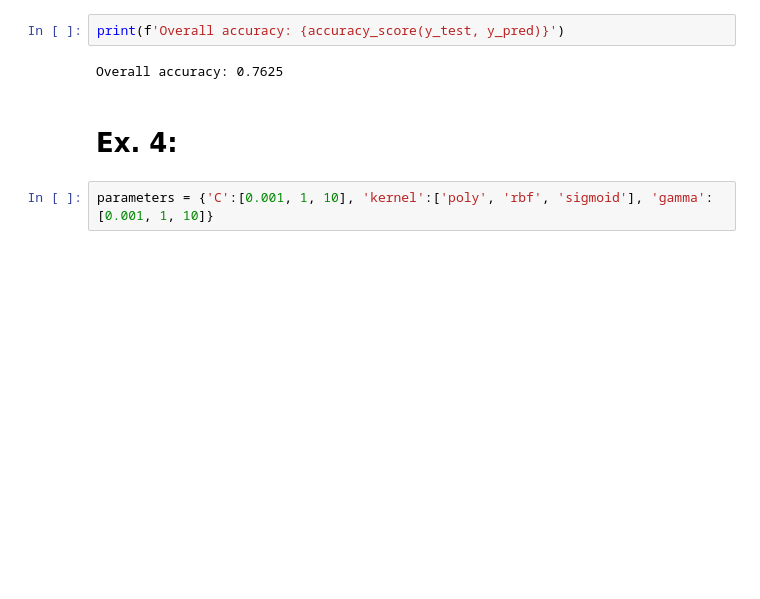
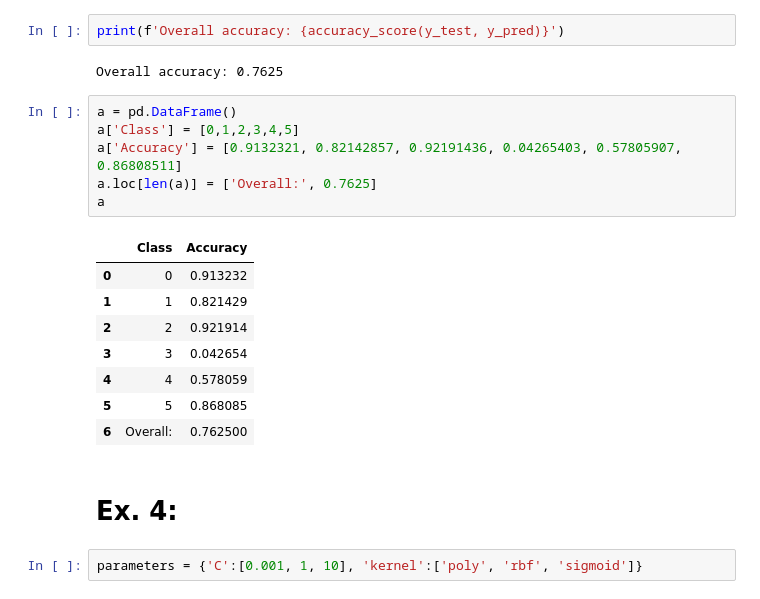
Before and after one commit to Kiwisuki/ktu-studies, a Jupyter notebook: Machine learning methods/LD3/LD3.1.ipynb, the cells around one changed output. Drawn from its saved outputs; the diff is of its cells as text; blank space fills up the shorter version.

```diff
--- a/Machine learning methods/LD3/LD3.1.ipynb
+++ b/Machine learning methods/LD3/LD3.1.ipynb
@@ -90,10 +102,25 @@ Accuracies:
 print(f'Overall accuracy: {accuracy_score(y_test, y_pred)}')
 # %% [output]
 Overall accuracy: 0.7625
+# %%
+a = pd.DataFrame()
+a['Class'] = [0,1,2,3,4,5]
+a['Accuracy'] = [0.9132321, 0.82142857, 0.92191436, 0.04265403, 0.57805907, 0.86808511]
+a.loc[len(a)] = ['Overall:', 0.7625]
+a
+# %% [output]
+|  | Class | Accuracy |
+| 0 | 0 | 0.913232 |
+| 1 | 1 | 0.821429 |
+| 2 | 2 | 0.921914 |
+| 3 | 3 | 0.042654 |
+| 4 | 4 | 0.578059 |
+| 5 | 5 | 0.868085 |
+| 6 | Overall: | 0.762500 |
 # %% [markdown]
 # Ex. 4:
 # %%
-parameters = {'C':[0.001, 1, 10], 'kernel':['poly', 'rbf', 'sigmoid'], 'gamma': [0.001, 1, 10]}
+parameters = {'C':[0.001, 1, 10], 'kernel':['poly', 'rbf', 'sigmoid']}
 # %%
 %%time
 from sklearn.model_selection import GridSearchCV
```
Also changed, not shown: parts of 13 cells of this notebook, 7 other files.
